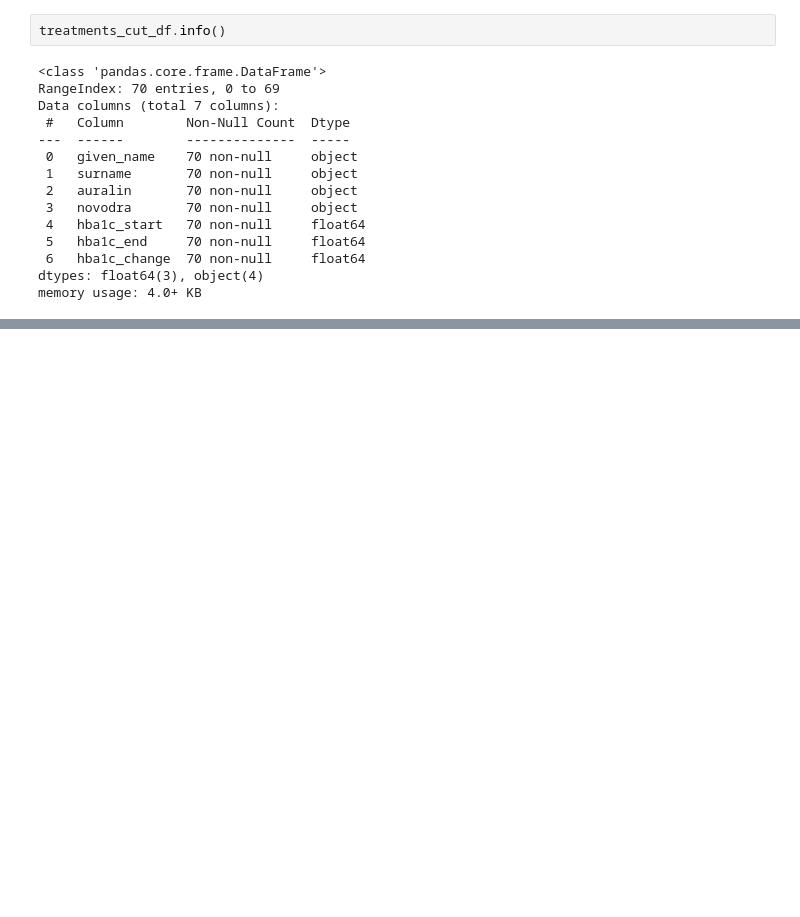
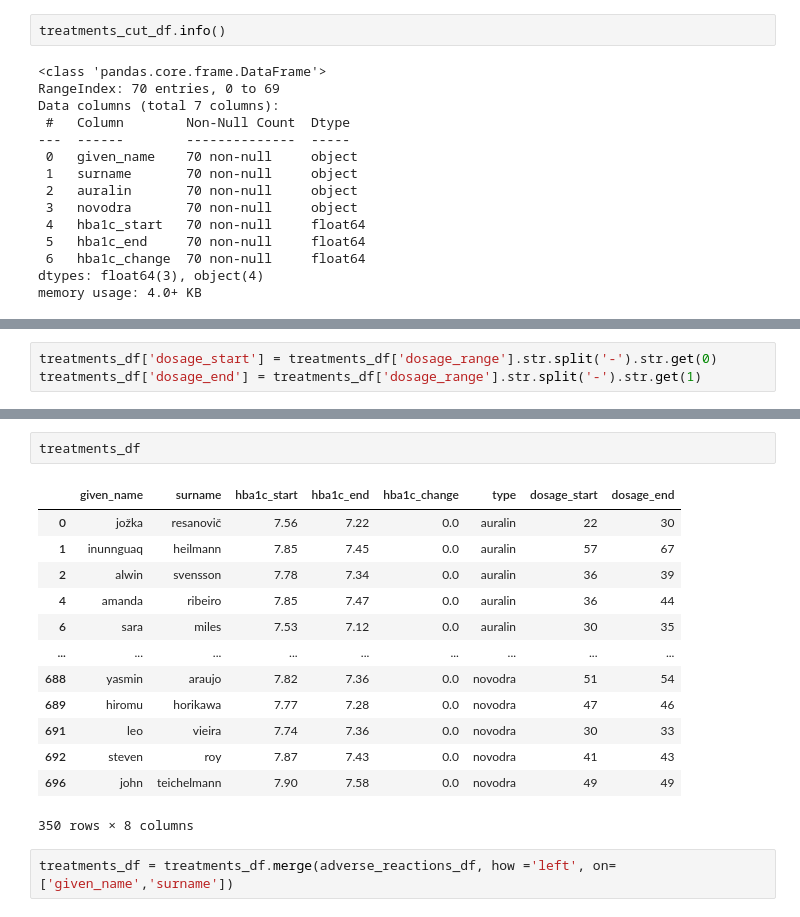
Before and after one commit to amitmishra-cs/Python-for-data-Science-2024, a Jupyter notebook: 16-data Assesing/0.ipynb, the cells around one changed output, grey strips where cells are left out. Saved outputs shown, nothing was run; the diff lists cells and outputs as text; blank space fills up the shorter version.

```diff
--- a/16-data Assesing/0.ipynb
+++ b/16-data Assesing/0.ipynb
@@ -419,0 +476,3 @@ patients.head()
+# %%
+treatments_df['dosage_start'] = treatments_df['dosage_range'].str.split('-').str.get(0)
+treatments_df['dosage_end'] = treatments_df['dosage_range'].str.split('-').str.get(1)
@@ -419,0 +525,18 @@ patients.head()
+# %%
+treatments_df
+# %% [output]
+|  | given_name | surname | hba1c_start | hba1c_end | hba1c_change | type | dosage_start | dosage_end |
+| 0 | jožka | resanovič | 7.56 | 7.22 | 0.0 | auralin | 22 | 30 |
+| 1 | inunnguaq | heilmann | 7.85 | 7.45 | 0.0 | auralin | 57 | 67 |
+| 2 | alwin | svensson | 7.78 | 7.34 | 0.0 | auralin | 36 | 39 |
+| 4 | amanda | ribeiro | 7.85 | 7.47 | 0.0 | auralin | 36 | 44 |
+| 6 | sara | miles | 7.53 | 7.12 | 0.0 | auralin | 30 | 35 |
+| ... | ... | ... | ... | ... | ... | ... | ... | ... |
+| 688 | yasmin | araujo | 7.82 | 7.36 | 0.0 | novodra | 51 | 54 |
+| 689 | hiromu | horikawa | 7.77 | 7.28 | 0.0 | novodra | 47 | 46 |
+| 691 | leo | vieira | 7.74 | 7.36 | 0.0 | novodra | 30 | 33 |
+| 692 | steven | roy | 7.87 | 7.43 | 0.0 | novodra | 41 | 43 |
+| 696 | john | teichelmann | 7.90 | 7.58 | 0.0 | novodra | 49 | 49 |
+350 rows × 8 columns
+# %%
+treatments_df = treatments_df.merge(adverse_reactions_df, how ='left', on=['given_name','surname'])
```
Also changed, not shown: parts of 13 cells of this notebook, 1 other file.
